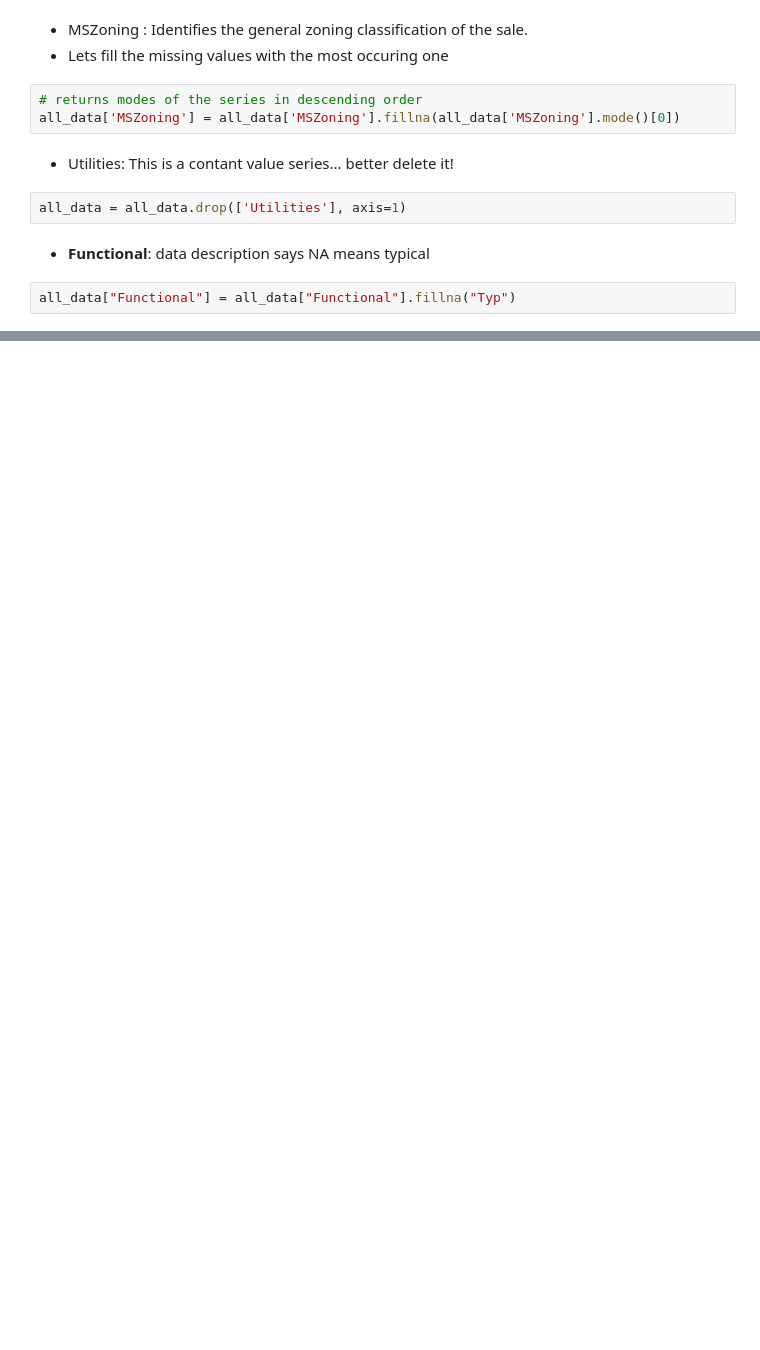
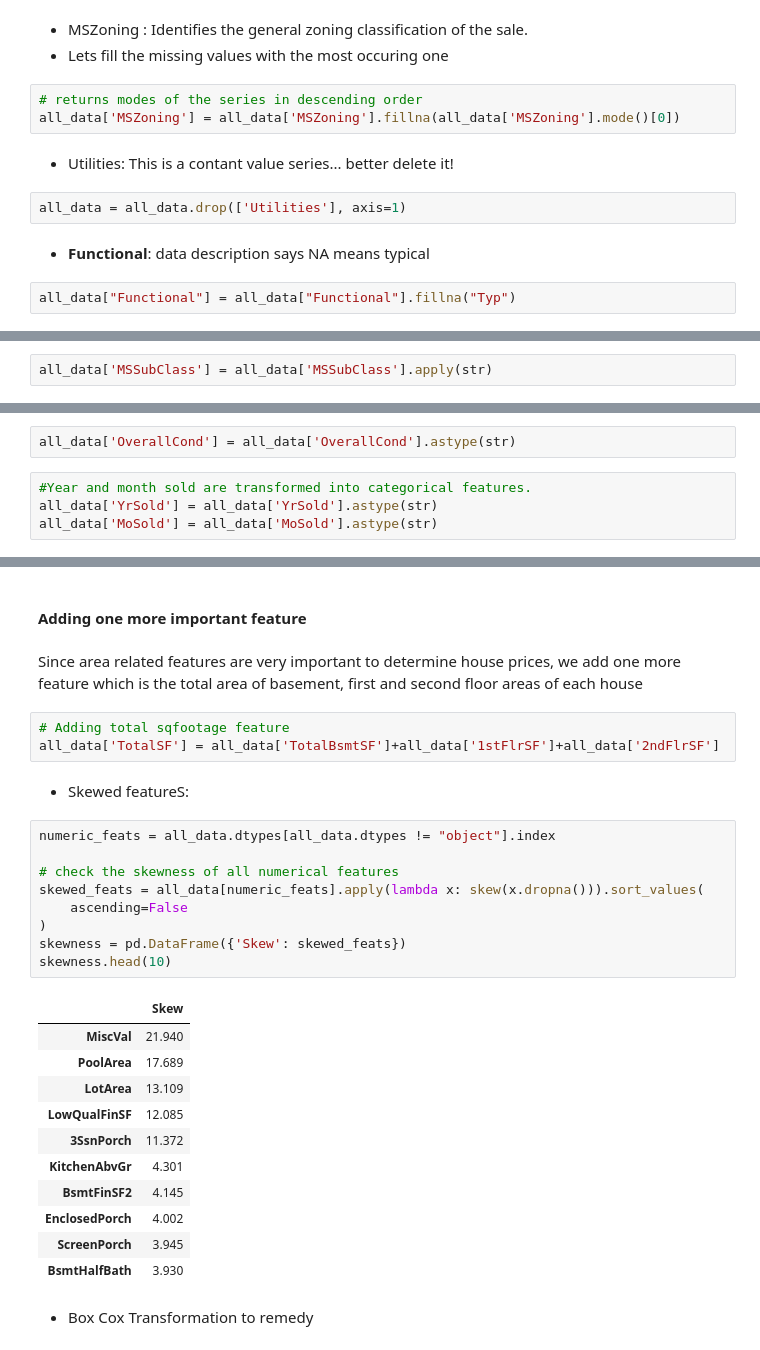
Before and after one commit to Salekeen/Kaggle-Work, a Jupyter notebook: Advanced House Price/stackedRegression.ipynb, the cells around one changed output, grey strips where cells are left out. Saved outputs shown, nothing was run; the diff lists cells and outputs as text; blank space fills up the shorter version.

```diff
--- a/Advanced House Price/stackedRegression.ipynb
+++ b/Advanced House Price/stackedRegression.ipynb
@@ -244,0 +296,2 @@ all_data["Functional"] = all_data["Functional"].fillna("Typ")
+# %%
+all_data['MSSubClass'] = all_data['MSSubClass'].apply(str)
@@ -244,0 +323,6 @@ all_data["Functional"] = all_data["Functional"].fillna("Typ")
+# %%
+all_data['OverallCond'] = all_data['OverallCond'].astype(str)
+# %%
+#Year and month sold are transformed into categorical features.
+all_data['YrSold'] = all_data['YrSold'].astype(str)
+all_data['MoSold'] = all_data['MoSold'].astype(str)
@@ -244,0 +348,32 @@ all_data["Functional"] = all_data["Functional"].fillna("Typ")
+# %% [markdown]
+#### Adding one more important feature
+# %% [markdown]
+Since area related features are very important to determine house prices, we add one more feature which is the total area of basement, first and second floor areas of each house
+# %%
+# Adding total sqfootage feature
+all_data['TotalSF'] = all_data['TotalBsmtSF']+all_data['1stFlrSF']+all_data['2ndFlrSF']
+# %% [markdown]
+- Skewed featureS:
+# %%
+numeric_feats = all_data.dtypes[all_data.dtypes != "object"].index
+
+# check the skewness of all numerical features
+skewed_feats = all_data[numeric_feats].apply(lambda x: skew(x.dropna())).sort_values(
+    ascending=False
+)
+skewness = pd.DataFrame({'Skew': skewed_feats})
+skewness.head(10)
+# %% [output]
+|  | Skew |
+| MiscVal | 21.940 |
+| PoolArea | 17.689 |
+| LotArea | 13.109 |
+| LowQualFinSF | 12.085 |
+| 3SsnPorch | 11.372 |
+| KitchenAbvGr | 4.301 |
+| BsmtFinSF2 | 4.145 |
+| EnclosedPorch | 4.002 |
+| ScreenPorch | 3.945 |
+| BsmtHalfBath | 3.930 |
+# %% [markdown]
+- Box Cox Transformation to remedy
```
Also changed, not shown: parts of 20 cells of this notebook, 1 other file.
